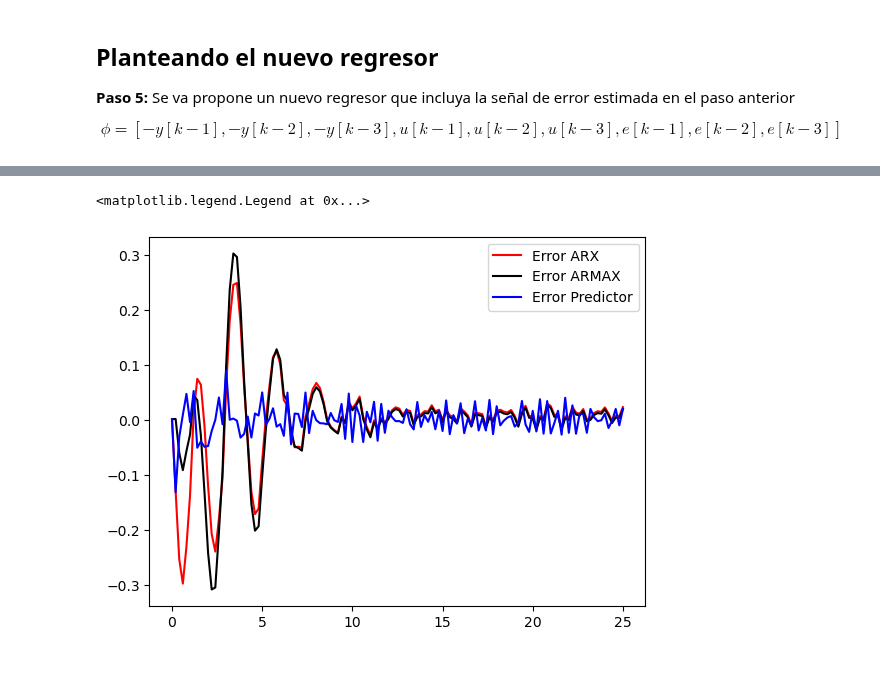
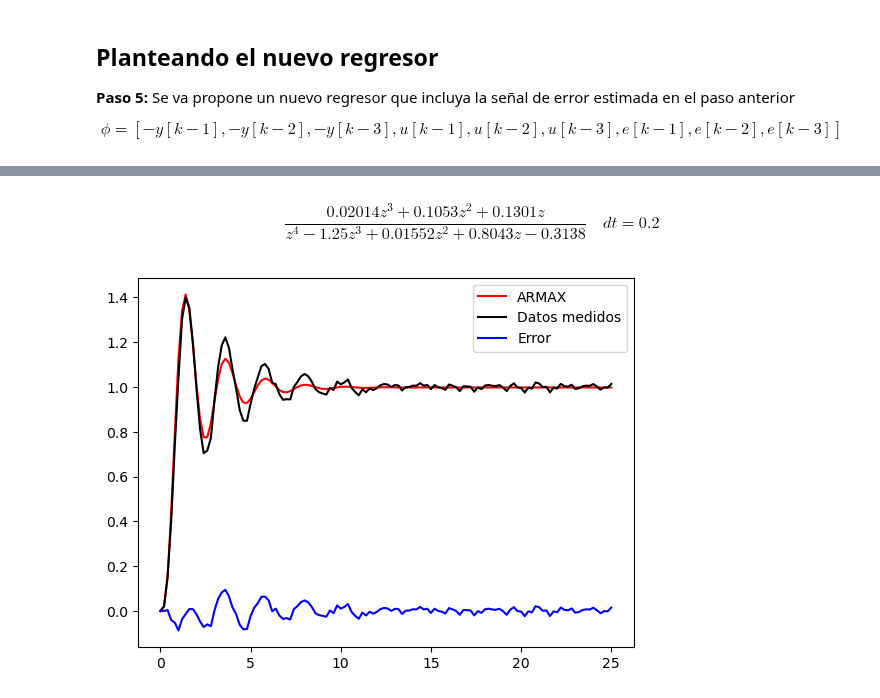
Before and after one commit to jairocuellar/System_identification, a Jupyter notebook: class_10_02.ipynb, the cells around one changed output, grey strips where cells are left out. Saved outputs shown, nothing was run; the diff lists cells and outputs as text; code cells hidden in the pictures; blank space fills up the shorter version.

```diff
--- a/class_10_02.ipynb
+++ b/class_10_02.ipynb
@@ -216,8 +202,53 @@ plt.legend(['Modelo predictor','Salida medida','Error'])
-# %%
-plt.plot(t,e,color = 'red')
-plt.plot(t,e2,color = 'black')
-plt.plot(t,e3,color = 'blue')
-plt.legend(['Error ARX','Error ARMAX','Error Predictor'])
-# %% [output]
-<matplotlib.legend.Legend at 0x...>
-[figure, removed]
+# %%
+#### ESTIMACIÓN ARMAX CONSIDERANDO EL ERROR DE MEDIA 0, (Ruido Bllanco)
+
+## Ruido para simular la señal de salida capturada "yn"
+r = 0.05
+e = np.random.normal(0,r,size=N)
+
+e_1 = np.zeros(N)
+e_2 = np.zeros(N)
+e_3 = np.zeros(N)
+e_4 = np.zeros(N)
+y_4 = np.zeros(N)
+
+for k in range(1,N):
+    e_1[k]=e[k-1]
+for k in range(2,N):
+    e_2[k]=e[k-2]
+for k in range(3,N):
+    e_3[k]=e[k-3]
+for k in range(4,N):
+    e_4[k]=e[k-4]
+    y_4[k]=yn[k-4]
+
+## Creación del vector phi segunda estimación
+phi3 = np.array([-y_1,-y_2,-y_3,-y_4,u_1,u_2,u_3,e_1,e_2,e_3]).transpose()
+
+### CALCULANDO LOS PARÁMETROS
+
+# Parámetro para la regularización de los minimos cuadrados (entre 0 y 1)
+# Garantiza que la matriz (phi^T*phi)^-1 exista y se pueda estimar
+#los parámetros.
+
+Am = np.dot(phi3.T,phi3) + alpha*np.eye(len(np.dot(phi3.T,phi3)))
+theta3 = np.dot(np.linalg.inv(Am),np.dot(phi3.T,yn))
+
+
+## Armando la función de transferencia estimada con los parámetros hallados
+G3 = control.tf([theta3[4],theta3[5],theta3[6],0],[1,theta3[0],theta3[1],theta3[2],theta3[3]],dt)
+
+## Se determina la respuesta estimada al escalón
+_,y3 = control.step_response(G3,t)
+
+e3 = yn-y3
+
+plt.plot(t,y3,color = 'red')
+plt.plot(t,yn,color = 'black')
+plt.plot(t,e3,color = 'blue')
+
+plt.legend(['ARMAX','Datos medidos','Error']);
+G3
+# %% [output]
+$$\frac{0.02014 z^3 + 0.1053 z^2 + 0.1301 z}{z^4 - 1.25 z^3 + 0.01552 z^2 + 0.8043 z - 0.3138}\quad dt = 0.2$$
+[figure, added]
```
Also changed, not shown: parts of 9 cells of this notebook, 4 other files.
